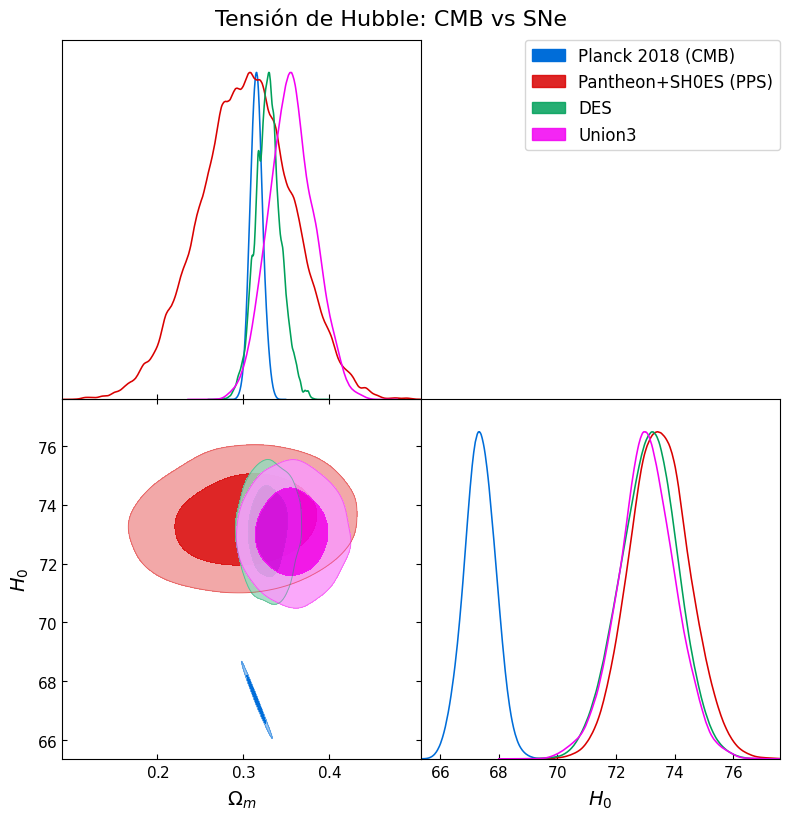
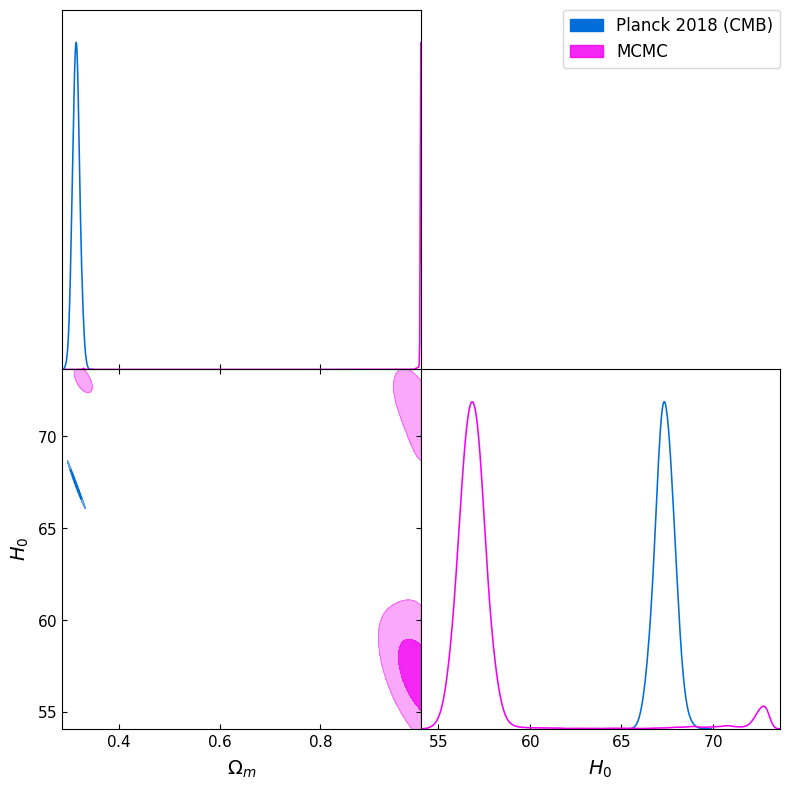
Code edit (unified diff) that turned the first committed figure into the second:
--- before
+++ after
@@ -8,10 +8,10 @@
 
 # Creamos el gráfico ocupando ambas cadenas
-g.triangle_plot([chain_planck, chain_pantheon, chain_DES, chain_union], 
+g.triangle_plot([chain_planck, chain_union], 
                 parametros_a_graficar, 
                 filled=True, 
-                legend_labels=['Planck 2018 (CMB)', 'Pantheon+SH0ES (PPS)', 'DES', 'Union3'],
-                contour_colors=["#006DD9FF", '#D90000', '#00A05A', "#F300F3"]) # Azul (Planck), Rojo (Pantheon), Verde (DES) y Morado (Union3)
+                legend_labels=['Planck 2018 (CMB)', 'MCMC'],
+                contour_colors=["#006DD9FF", "#F300F3"]) # Azul (Planck) y Morado (Union3)
 
-plt.suptitle('Tensión de Hubble: CMB vs SNe ', fontsize=16, y =1.02)
+#plt.suptitle('Tensión de Hubble: CMB vs SNe ', fontsize=16, y =1.02)
 plt.show()

Commit: a